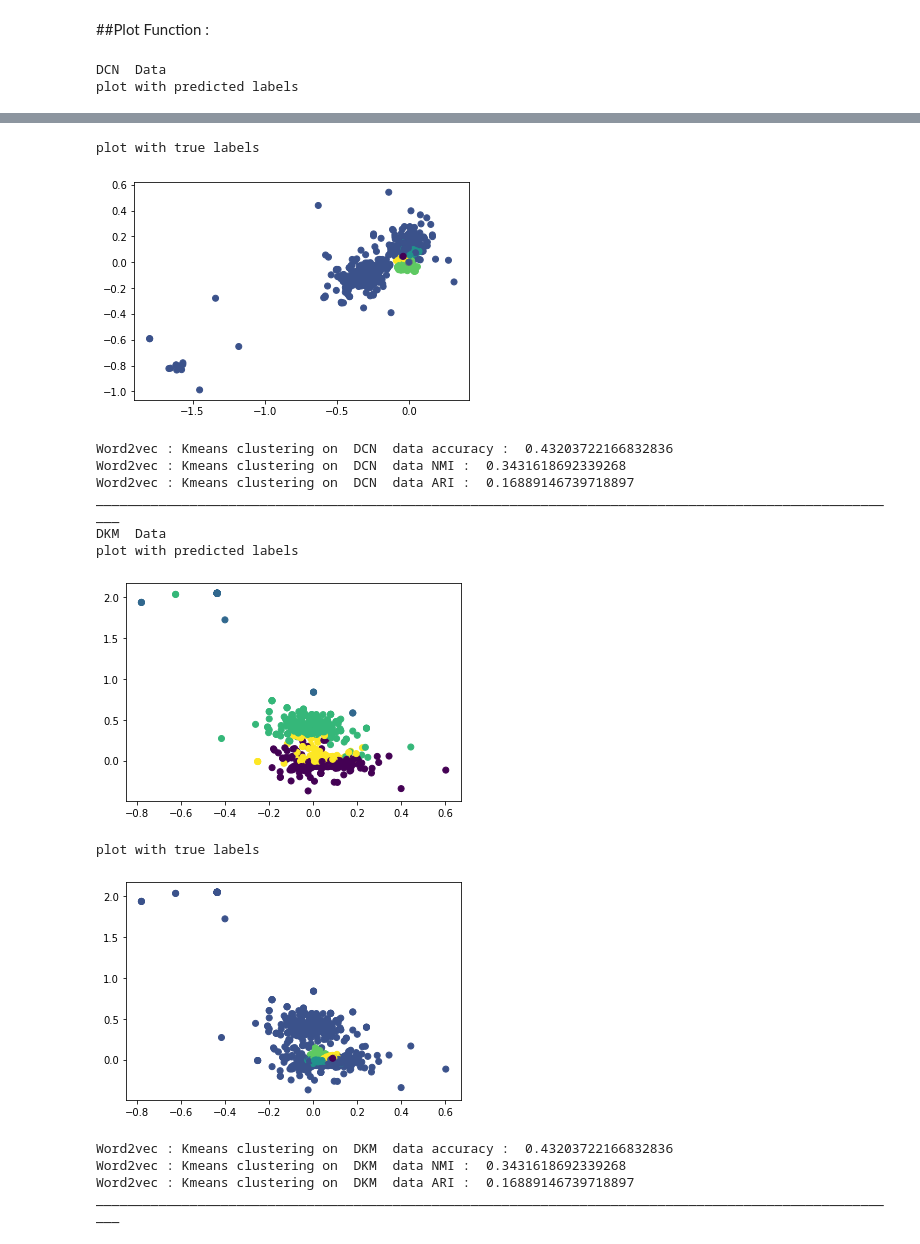
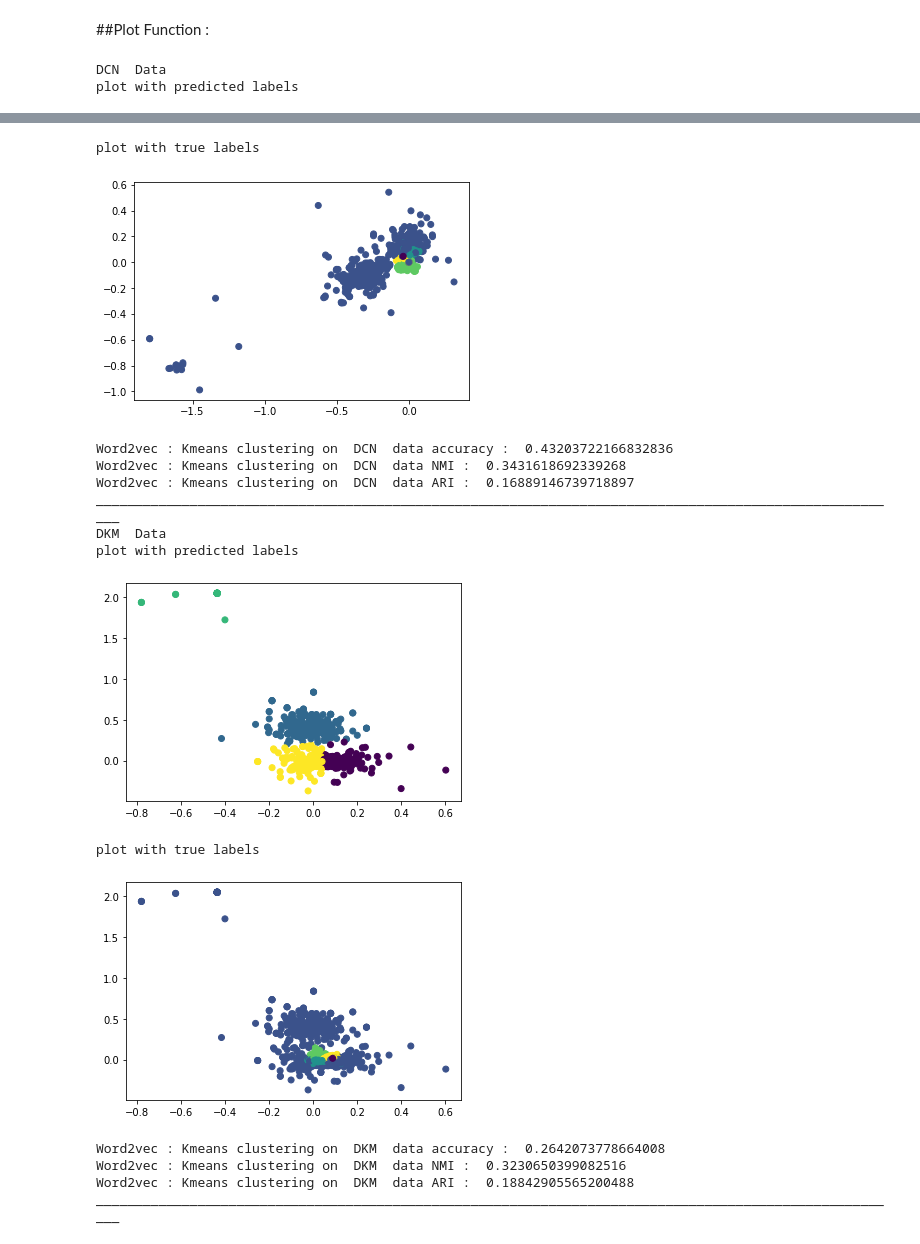
Before and after one commit to SeyfGoumeida/Projet_Mixt_Coclus_Partie1, a Jupyter notebook: Copy_of_Projet_Mixt_Coclus_Partie1.ipynb, the cells around one changed output, grey strips where cells are left out. Cells and saved outputs as stored; diff of their text form; code cells hidden in the pictures.

```diff
--- a/Copy_of_Projet_Mixt_Coclus_Partie1.ipynb
+++ b/Copy_of_Projet_Mixt_Coclus_Partie1.ipynb
@@ -1813,39 +1813,39 @@ def plot_result(key,true_labels,predicted_labels):
   plt.scatter(Components[0], Components[1], c=predicted_labels)
   plt.show()
 
   #-------
   print("plot with true labels")
   plt.scatter(Components[0], Components[1], c=true_labels)
   plt.show()
 
   #-------
 
   print('Word2vec : Kmeans clustering on ',key,' data accuracy : ',accuracy_score(true_labels,predicted_labels))
   print('Word2vec : Kmeans clustering on ',key,' data NMI : ',normalized_mutual_info_score(true_labels,predicted_labels))
   print('Word2vec : Kmeans clustering on ',key,' data ARI : ',adjusted_rand_score(true_labels,predicted_labels))
   print("________________________________________________________________________________________________________")
 
 
 K = 4
 
-for a in reduced_data.keys():
-  plot_result(a,true_labels,cluster_assign_DCN_Classic4)
+plot_result("DCN",true_labels,cluster_assign_DCN_Classic4)
+plot_result("DKM",true_labels,cluster_assign_DKM_Classic4)
 # %% [output]
 DCN  Data
 plot with predicted labels
 [figure]
 plot with true labels
 [figure]
 Word2vec : Kmeans clustering on  DCN  data accuracy :  0.43203722166832836
 Word2vec : Kmeans clustering on  DCN  data NMI :  0.3431618692339268
 Word2vec : Kmeans clustering on  DCN  data ARI :  0.16889146739718897
 ________________________________________________________________________________________________________
 DKM  Data
 plot with predicted labels
-[figure, old version]
+[figure, new version]
 plot with true labels
 [figure]
-Word2vec : Kmeans clustering on  DKM  data accuracy :  0.43203722166832836
-Word2vec : Kmeans clustering on  DKM  data NMI :  0.3431618692339268
-Word2vec : Kmeans clustering on  DKM  data ARI :  0.16889146739718897
+Word2vec : Kmeans clustering on  DKM  data accuracy :  0.2642073778664008
+Word2vec : Kmeans clustering on  DKM  data NMI :  0.3230650399082516
+Word2vec : Kmeans clustering on  DKM  data ARI :  0.18842905565200488
 ________________________________________________________________________________________________________
```
